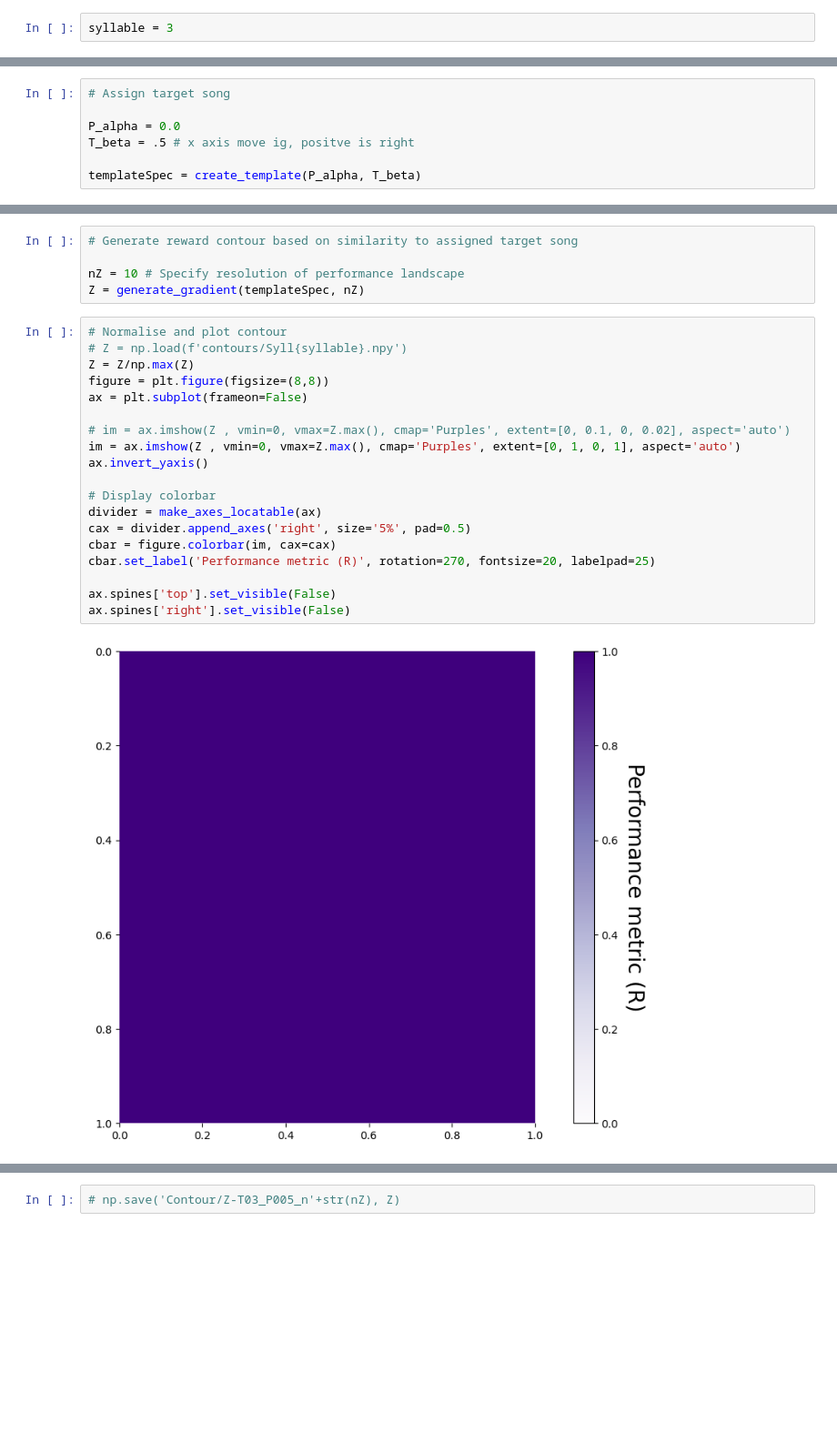
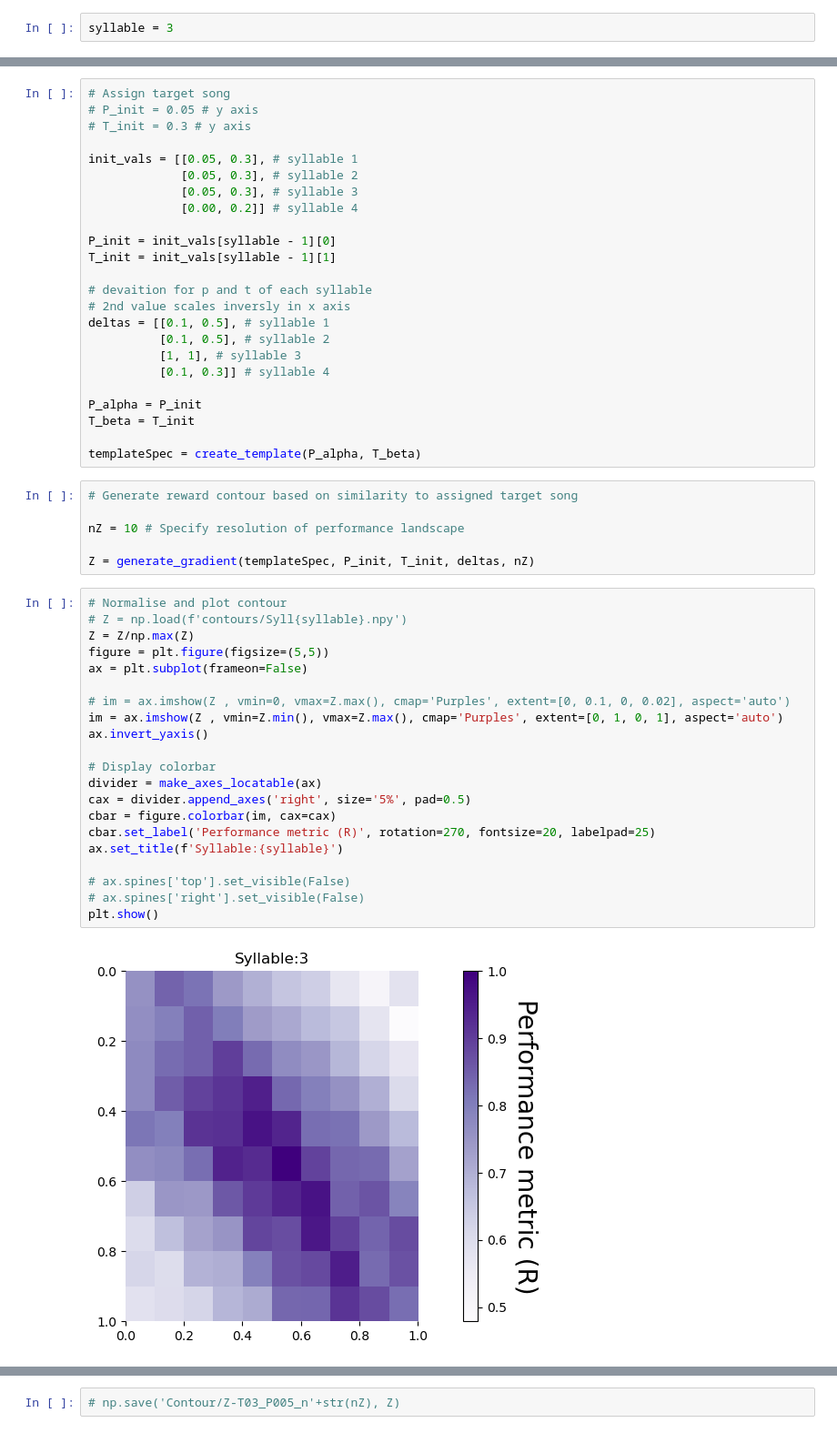
Before and after one commit to atharvsuryawanshi12/Dual_Pathway_RL_songbird, a Jupyter notebook: Syrinx/GenerateRewardContour.ipynb, the cells around one changed output, grey strips where cells are left out. Shown: that part at 91% size. Drawn from its saved outputs; the diff is of its cells as text; blank space fills up the shorter version.

```diff
--- a/Syrinx/GenerateRewardContour.ipynb
+++ b/Syrinx/GenerateRewardContour.ipynb
@@ -295,7 +240,0 @@ def generate_gradient(templateSpec, n=256):
-# %%
-# Assign target song
-
-P_alpha = 0.0
-T_beta = .5 # x axis move ig, positve is right
-
-templateSpec = create_template(P_alpha, T_beta)
@@ -302,29 +282,56 @@ templateSpec = create_template(P_alpha, T_beta)
+# %%
+# Assign target song
+# P_init = 0.05 # y axis
+# T_init = 0.3 # y axis
+
+init_vals = [[0.05, 0.3], # syllable 1
+             [0.05, 0.3], # syllable 2
+             [0.05, 0.3], # syllable 3
+             [0.00, 0.2]] # syllable 4
+
+P_init = init_vals[syllable - 1][0]
+T_init = init_vals[syllable - 1][1]
+
+# devaition for p and t of each syllable
+# 2nd value scales inversly in x axis
+deltas = [[0.1, 0.5], # syllable 1
+          [0.1, 0.5], # syllable 2
+          [1, 1], # syllable 3
+          [0.1, 0.3]] # syllable 4
+
+P_alpha = P_init
+T_beta = T_init
+
+templateSpec = create_template(P_alpha, T_beta)
 # %%
 # Generate reward contour based on similarity to assigned target song
 
 nZ = 10 # Specify resolution of performance landscape
-Z = generate_gradient(templateSpec, nZ)
+
+Z = generate_gradient(templateSpec, P_init, T_init, deltas, nZ)
 # %%
 # Normalise and plot contour
 # Z = np.load(f'contours/Syll{syllable}.npy')
 Z = Z/np.max(Z)
-figure = plt.figure(figsize=(8,8))
+figure = plt.figure(figsize=(5,5))
 ax = plt.subplot(frameon=False)
 
 # im = ax.imshow(Z , vmin=0, vmax=Z.max(), cmap='Purples', extent=[0, 0.1, 0, 0.02], aspect='auto')
-im = ax.imshow(Z , vmin=0, vmax=Z.max(), cmap='Purples', extent=[0, 1, 0, 1], aspect='auto')
+im = ax.imshow(Z , vmin=Z.min(), vmax=Z.max(), cmap='Purples', extent=[0, 1, 0, 1], aspect='auto')
 ax.invert_yaxis()
 
 # Display colorbar
 divider = make_axes_locatable(ax)
 cax = divider.append_axes('right', size='5%', pad=0.5)
 cbar = figure.colorbar(im, cax=cax)
 cbar.set_label('Performance metric (R)', rotation=270, fontsize=20, labelpad=25)
+ax.set_title(f'Syllable:{syllable}')
 
-ax.spines['top'].set_visible(False)
-ax.spines['right'].set_visible(False)
+# ax.spines['top'].set_visible(False)
+# ax.spines['right'].set_visible(False)
+plt.show()
 # %% [output]
-[figure, old version]
+[figure, new version]
 # %%
 def make_contour(Z, n = 256):
     Z = Z / Z.max()
```
Also changed, not shown: parts of 12 cells of this notebook.
